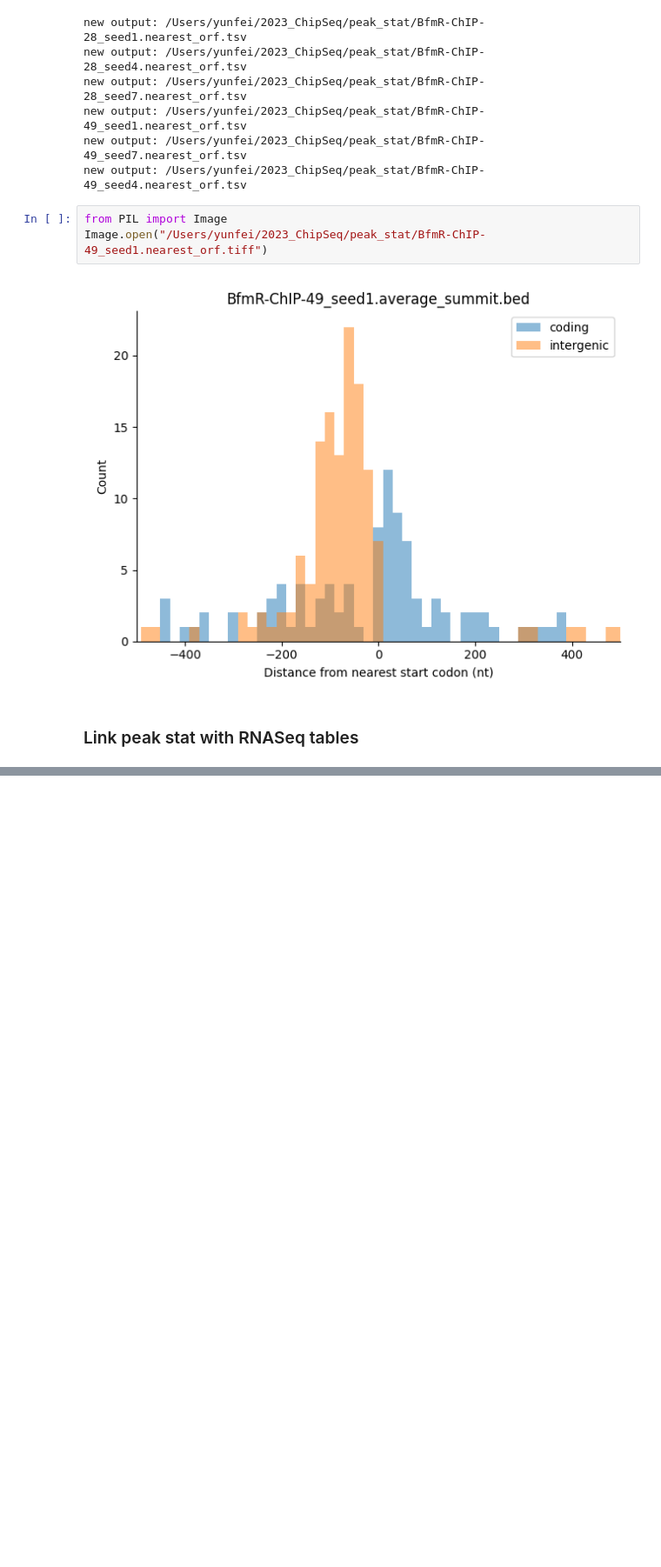
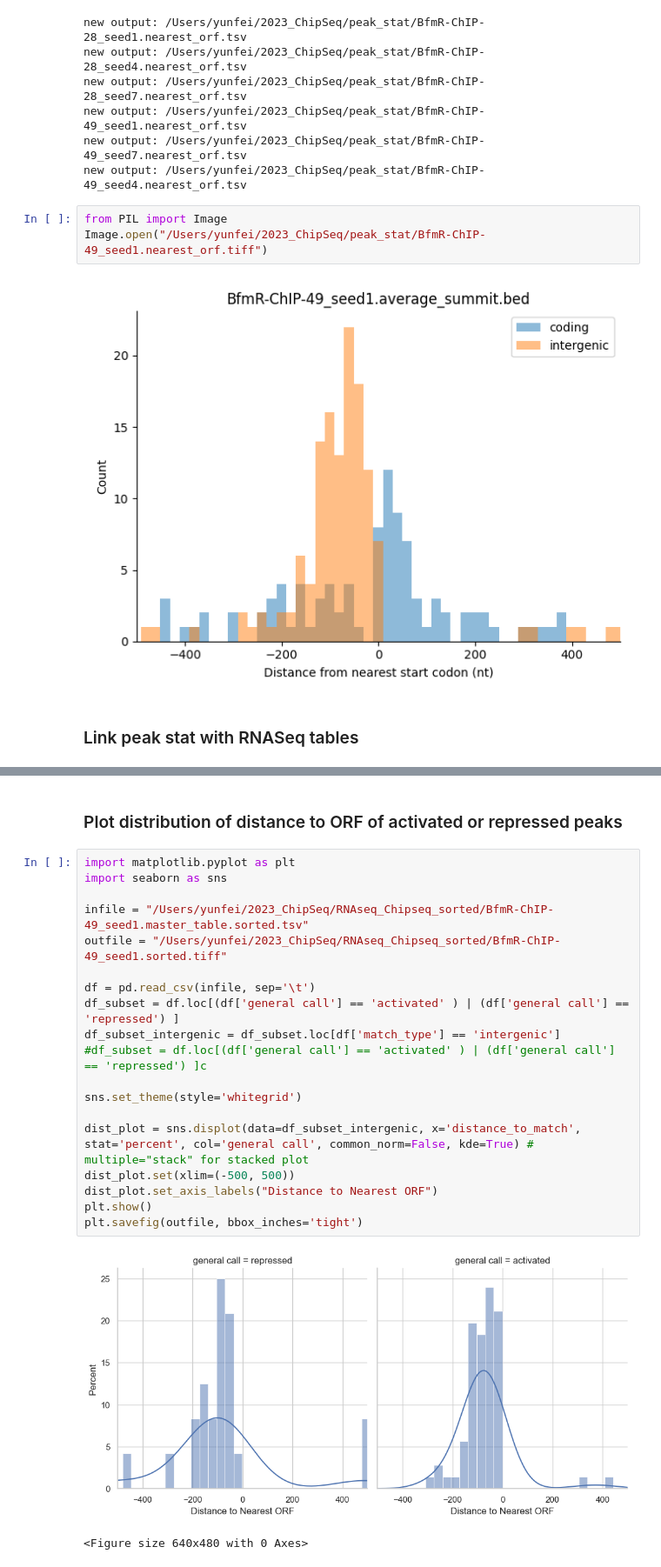
Before and after one commit to tang-amy/GeisingerLab, a Jupyter notebook: 2023ChipSeq/notebooks/summit_stats.ipynb, the cells around one changed output, grey strips where cells are left out. Shown at 87% size. Cells and saved outputs as stored; diff of their text form; blank space fills up the shorter version.

```diff
--- a/2023ChipSeq/notebooks/summit_stats.ipynb
+++ b/2023ChipSeq/notebooks/summit_stats.ipynb
@@ -197,0 +203,24 @@ ACX60_RS00480   NZ_CP012004.1   104738  105962  1       105116  378     coding
+# %% [markdown]
+### Plot distribution of distance to ORF of activated or repressed peaks
+# %%
+import matplotlib.pyplot as plt
+import seaborn as sns
+
+infile = "/Users/yunfei/2023_ChipSeq/RNAseq_Chipseq_sorted/BfmR-ChIP-49_seed1.master_table.sorted.tsv"
+outfile = "/Users/yunfei/2023_ChipSeq/RNAseq_Chipseq_sorted/BfmR-ChIP-49_seed1.sorted.tiff"
+
+df = pd.read_csv(infile, sep='\t')
+df_subset = df.loc[(df['general call'] == 'activated' ) | (df['general call'] == 'repressed') ]
+df_subset_intergenic = df_subset.loc[df['match_type'] == 'intergenic']
+#df_subset = df.loc[(df['general call'] == 'activated' ) | (df['general call'] == 'repressed') ]c
+
+sns.set_theme(style='whitegrid')
+
+dist_plot = sns.displot(data=df_subset_intergenic, x='distance_to_match', stat='percent', col='general call', common_norm=False, kde=True) # multiple="stack" for stacked plot
+dist_plot.set(xlim=(-500, 500))
+dist_plot.set_axis_labels("Distance to Nearest ORF")
+plt.show()
+plt.savefig(outfile, bbox_inches='tight')
+# %% [output]
+[figure, added]
+<Figure size 640x480 with 0 Axes>
```
Also changed, not shown: parts of 4 cells of this notebook.
